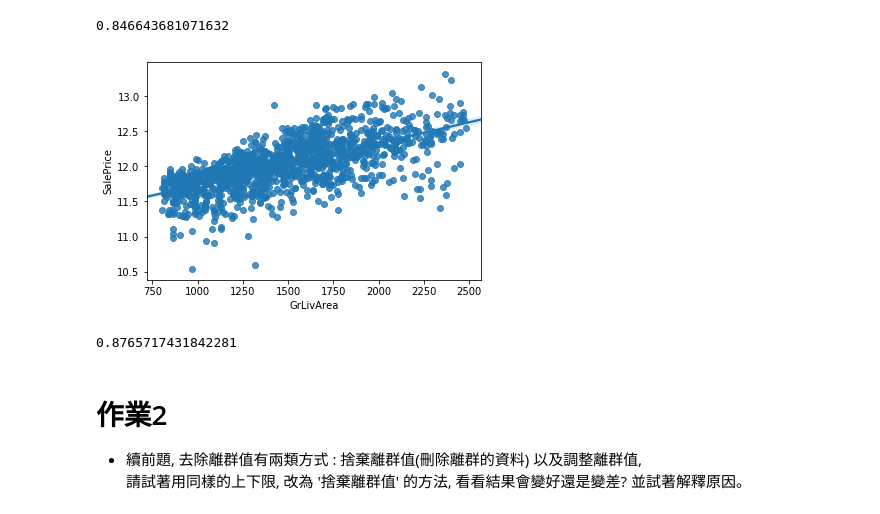
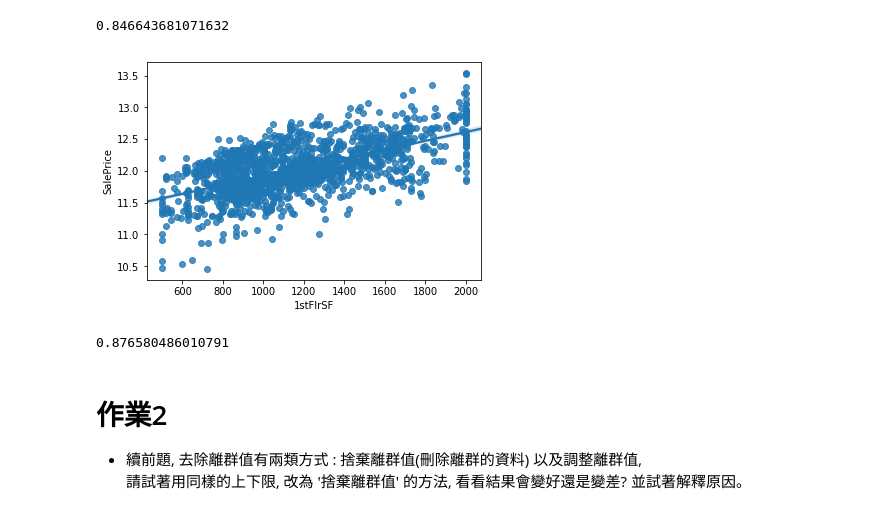
Before and after one commit to stigersmile/-1st-DL-CVMarathon, a Jupyter notebook: DAY10/Day_010_HW.ipynb, the cells around one changed output. Saved outputs shown, nothing was run; the diff lists cells and outputs as text; code cells hidden in the pictures.

```diff
--- a/DAY10/Day_010_HW.ipynb
+++ b/DAY10/Day_010_HW.ipynb
@@ -72,20 +72,20 @@ cross_val_score(estimator, train_X, train_Y, cv=5).mean()
 0.846643681071632
 # %%
 # 將 1stFlrSF 限制在你覺得適合的範圍內, 調整離群值
-# 將 GrLivArea 限制在 800 到 2500 以內, 捨棄離群值
-keep_indexs = (df['GrLivArea']> 800) & (df['GrLivArea']< 2500)
-df = df[keep_indexs]
-train_Y = train_Y[keep_indexs]
-sns.regplot(x = df['GrLivArea'], y=train_Y)
+
+# df = df[keep_indexs]
+# train_Y = train_Y[keep_indexs]
+df['1stFlrSF'] = df['1stFlrSF'].clip(500, 2000)
+sns.regplot(x = df['1stFlrSF'][:train_num], y=train_Y)
 plt.show()
 
 # 做線性迴歸, 觀察分數
 train_X = MMEncoder.fit_transform(df)
 estimator = LinearRegression()
 cross_val_score(estimator, train_X, train_Y, cv=5).mean()
 # %% [output]
-[figure, old version]
+[figure, new version]
-0.8765717431842281
+0.876580486010791
 # %% [markdown]
 # 作業2
 * 續前題, 去除離群值有兩類方式 :  捨棄離群值(刪除離群的資料) 以及調整離群值,
```
Also changed, not shown: parts of 1 cell of this notebook.
